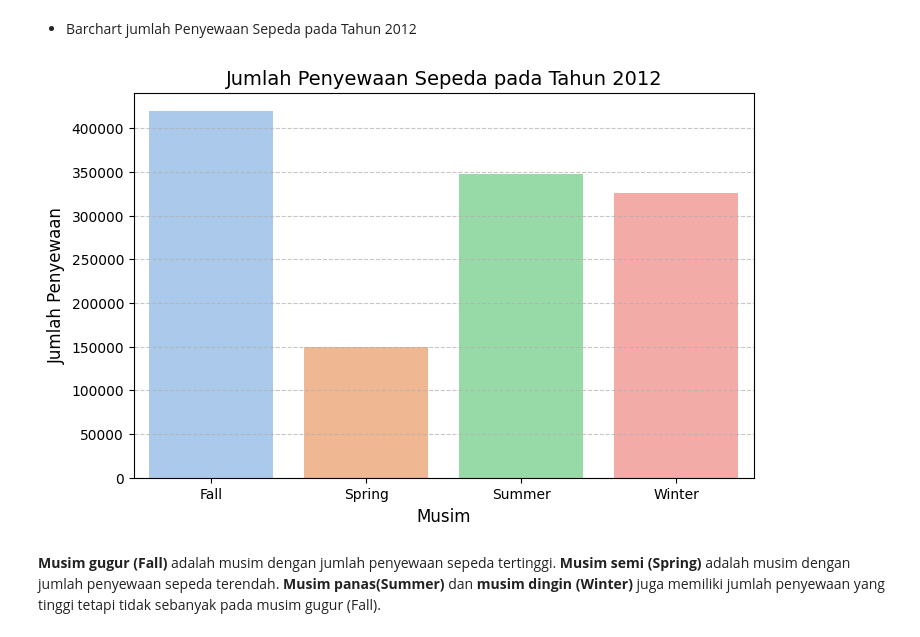
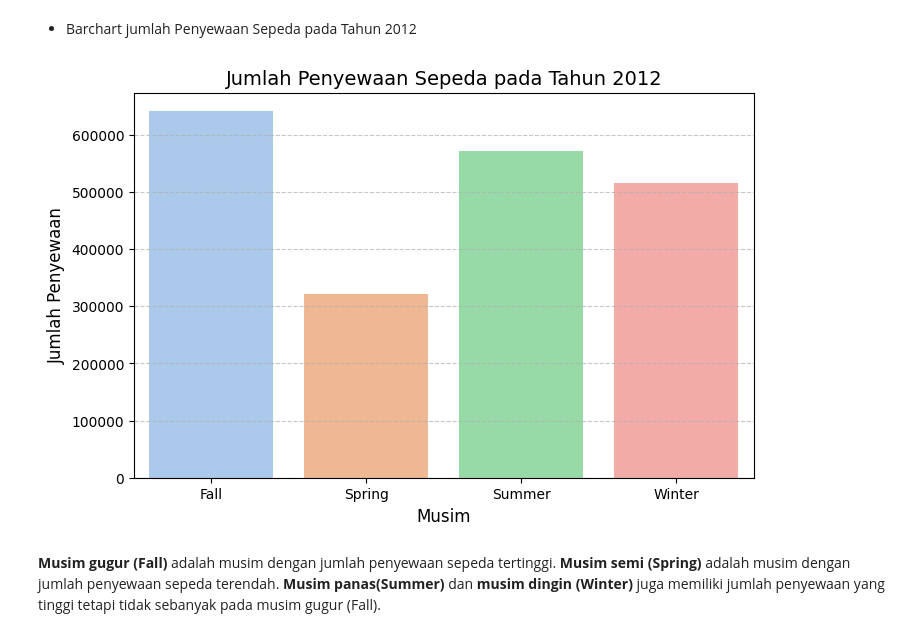
Before and after one commit to saftanafitri/bike-sharing, a Jupyter notebook: notebook.ipynb, the cells around one changed output. Drawn from its saved outputs; the diff is of its cells as text; code cells hidden in the pictures.

```diff
--- a/notebook.ipynb
+++ b/notebook.ipynb
@@ -497,19 +497,19 @@ plt.show()
 # %% [markdown]
 - Barchart jumlah Penyewaan Sepeda pada Tahun 2012
 # %%
-rent_2011 = rent_by_season[2011]
+rent_2012 = rent_by_season[2012]
 
 plt.figure(figsize=(8, 5))
-sns.barplot(x=rent_2011.index, y=rent_2011.values, hue=rent_2011.index, palette="pastel", legend=False)
+sns.barplot(x=rent_2012.index, y=rent_2012.values, hue=rent_2012.index, palette="pastel", legend=False)
 
 plt.title("Jumlah Penyewaan Sepeda pada Tahun 2012", fontsize=14)
 plt.xlabel("Musim", fontsize=12)
 plt.ylabel("Jumlah Penyewaan", fontsize=12)
 plt.grid(axis="y", linestyle="--", alpha=0.7)
 
 plt.show()
 # %% [output]
-[figure, old version]
+[figure, new version]
 # %% [markdown]
 **Musim gugur (Fall)** adalah musim dengan jumlah penyewaan sepeda tertinggi. **Musim semi (Spring)** adalah musim dengan jumlah penyewaan sepeda terendah. **Musim panas(Summer)** dan **musim dingin (Winter)** juga memiliki jumlah penyewaan yang tinggi tetapi tidak sebanyak pada musim gugur (Fall).
 # %% [markdown]
```
